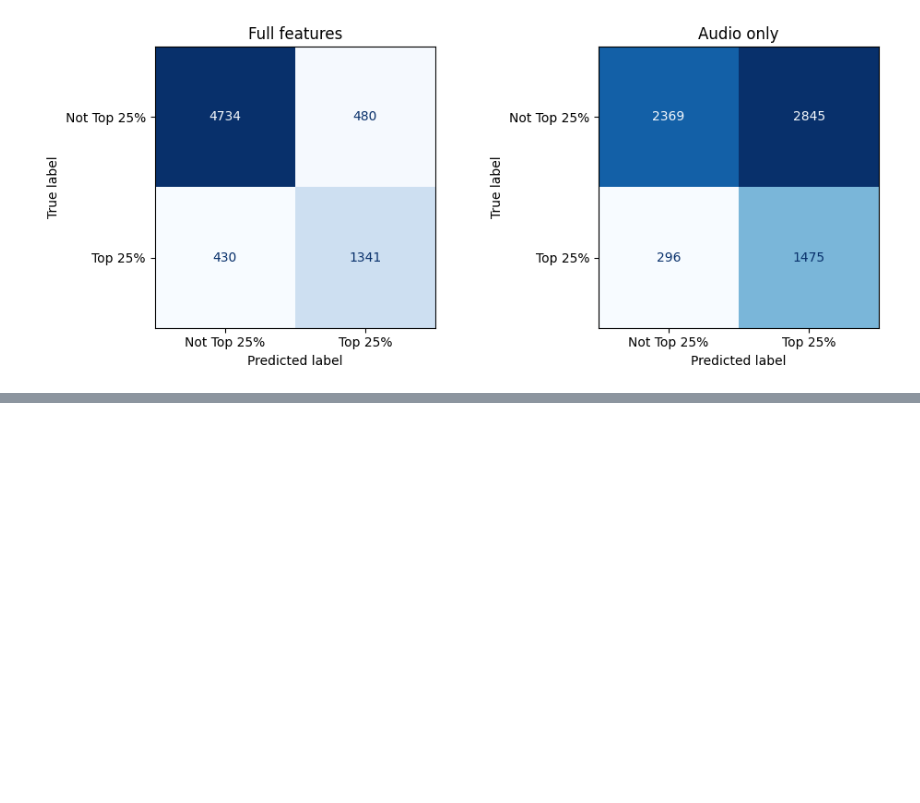
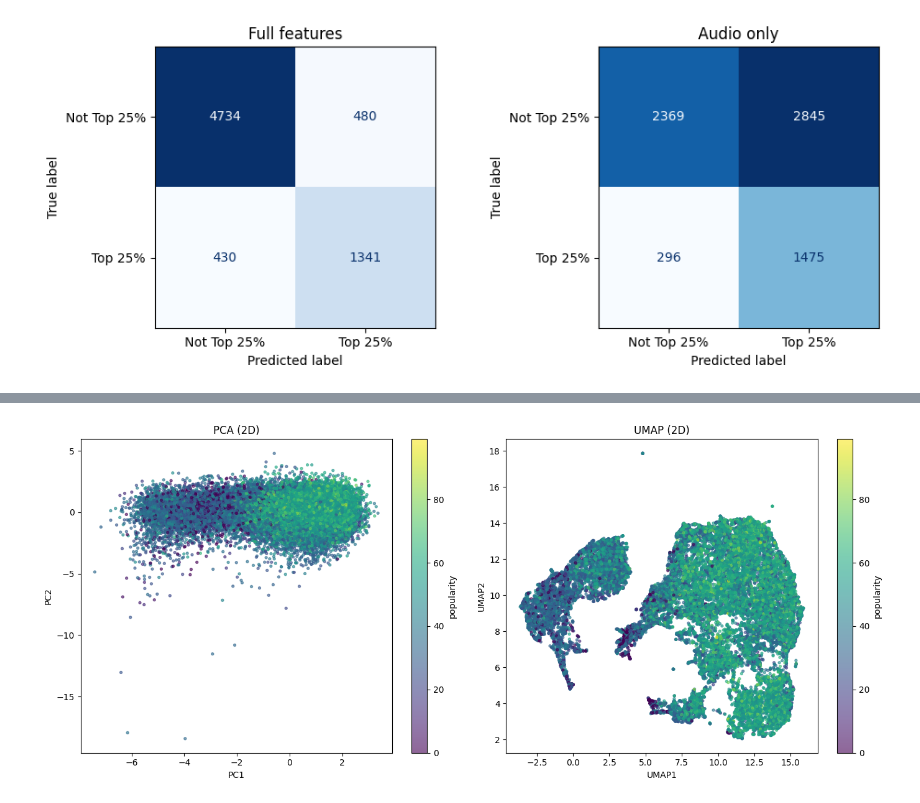
Before and after one commit to ssungan/music_ml, a Jupyter notebook: zed/popularity.ipynb, the cells around one changed output, grey strips where cells are left out. Cells and saved outputs as stored; diff of their text form; code cells hidden in the pictures; blank space fills up the shorter version.

Commit message:
popularity part v1

```diff
--- a/zed/popularity.ipynb
+++ b/zed/popularity.ipynb
@@ -479,0 +493,12 @@ plt.show()
+# %%
+df = pd.read_csv("./music_genre_cleaned.csv")
+# %%
+features = ['acousticness','danceability','duration_ms','energy','instrumentalness',
+            'liveness','loudness','speechiness','tempo','valence']
+
+data = df[features + ['popularity', 'music_genre']].dropna().reset_index(drop=True)
+X   = data[features].values
+y   = data['music_genre'].values
+pop = data['popularity'].values
+
+X_scaled = StandardScaler().fit_transform(X)
@@ -479,0 +532,25 @@ plt.show()
+# %%
+import umap
+X_umap = umap.UMAP(n_components=2, n_neighbors=5, min_dist=0.01,
+                    n_jobs=-1).fit_transform(X_scaled)
+# %%
+pca_2d = PCA(n_components=2, random_state=42).fit_transform(X_scaled)
+
+fig, axes = plt.subplots(1, 2, figsize=(14, 6))
+
+sc0 = axes[0].scatter(pca_2d[:, 0], pca_2d[:, 1], c=pop, s=8, cmap='viridis', alpha=0.6)
+axes[0].set_title('PCA (2D)')
+axes[0].set_xlabel('PC1')
+axes[0].set_ylabel('PC2')
+plt.colorbar(sc0, ax=axes[0], label='popularity')
+
+sc1 = axes[1].scatter(X_umap[:, 0], X_umap[:, 1], c=pop, s=8, cmap='viridis', alpha=0.6)
+axes[1].set_title('UMAP (2D)')
+axes[1].set_xlabel('UMAP1')
+axes[1].set_ylabel('UMAP2')
+plt.colorbar(sc1, ax=axes[1], label='popularity')
+
+plt.tight_layout()
+plt.show()
+# %% [output]
+[figure, added]
```
Also changed, not shown: parts of 5 cells of this notebook, 1 other file.
